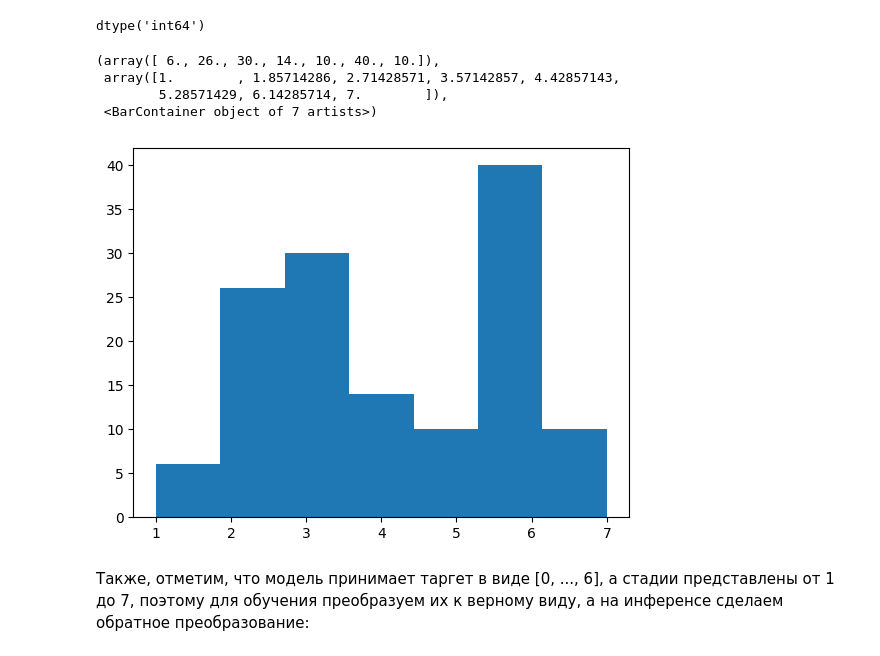
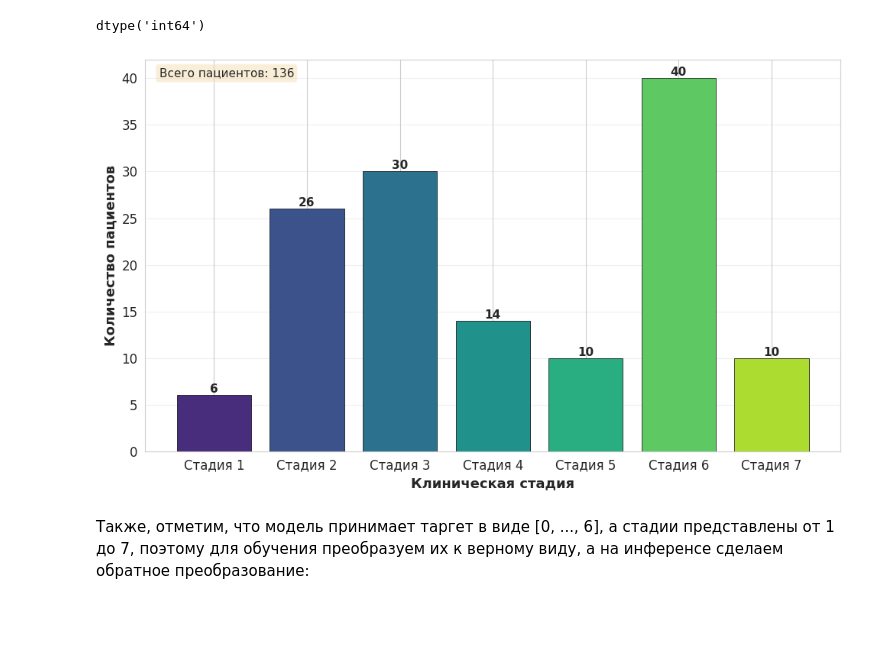
Before and after one commit to shshi23/ml_stage_classifier, a Jupyter notebook: notebooks/data_preparing.ipynb, the cells around one changed output. Drawn from its saved outputs; the diff is of its cells as text; code cells hidden in the pictures; blank space fills up the shorter version.

```diff
--- a/notebooks/data_preparing.ipynb
+++ b/notebooks/data_preparing.ipynb
@@ -123,13 +115,44 @@ df['Стадия'].dtype
 # %% [output]
 dtype('int64')
 # %%
-plt.hist(x=df['Стадия'], bins=7)
+sns.set_style("whitegrid")
+plt.rcParams['figure.figsize'] = (10, 6)
+plt.rcParams['font.size'] = 12
+
+fig, ax = plt.subplots(figsize=(10, 6))
+
+stage_counts = df['Стадия'].value_counts().sort_index()
+
+bars = ax.bar(stage_counts.index, stage_counts.values,
+              color=sns.color_palette("viridis", len(stage_counts)),
+              edgecolor='black', linewidth=0.5)
+
+for bar in bars:
+    height = bar.get_height()
+    ax.text(bar.get_x() + bar.get_width()/2., height,
+            f'{int(height)}',
+            ha='center', va='bottom', fontsize=11, fontweight='bold')
+
+ax.set_xlabel('Клиническая стадия', fontsize=13, fontweight='bold')
+ax.set_ylabel('Количество пациентов', fontsize=13, fontweight='bold')
+
+ax.set_xticks(range(1, 8))
+ax.set_xticklabels([f'Стадия {i}' for i in range(1, 8)])
+
+ax.yaxis.grid(True, alpha=0.3)
+ax.set_axisbelow(True)
+
+total = len(df)
+ax.text(0.02, 0.98, f'Всего пациентов: {total}',
+        transform=ax.transAxes, fontsize=11,
+        verticalalignment='top',
+        bbox=dict(boxstyle='round', facecolor='wheat', alpha=0.5))
+
+plt.tight_layout()
+plt.savefig('stage_distribution.png', dpi=150, bbox_inches='tight')
+plt.show()
 # %% [output]
-(array([ 6., 26., 30., 14., 10., 40., 10.]),
- array([1.        , 1.85714286, 2.71428571, 3.57142857, 4.42857143,
-        5.28571429, 6.14285714, 7.        ]),
- <BarContainer object of 7 artists>)
-[figure, old version]
+[figure, new version]
 # %% [markdown]
 Также, отметим, что модель принимает таргет в виде [0, ..., 6], а стадии представлены от 1 до 7, поэтому для обучения преобразуем их к верному виду, а на инференсе сделаем обратное преобразование:
 # %%
```
Also changed, not shown: parts of 3 cells of this notebook, 1 other file.
